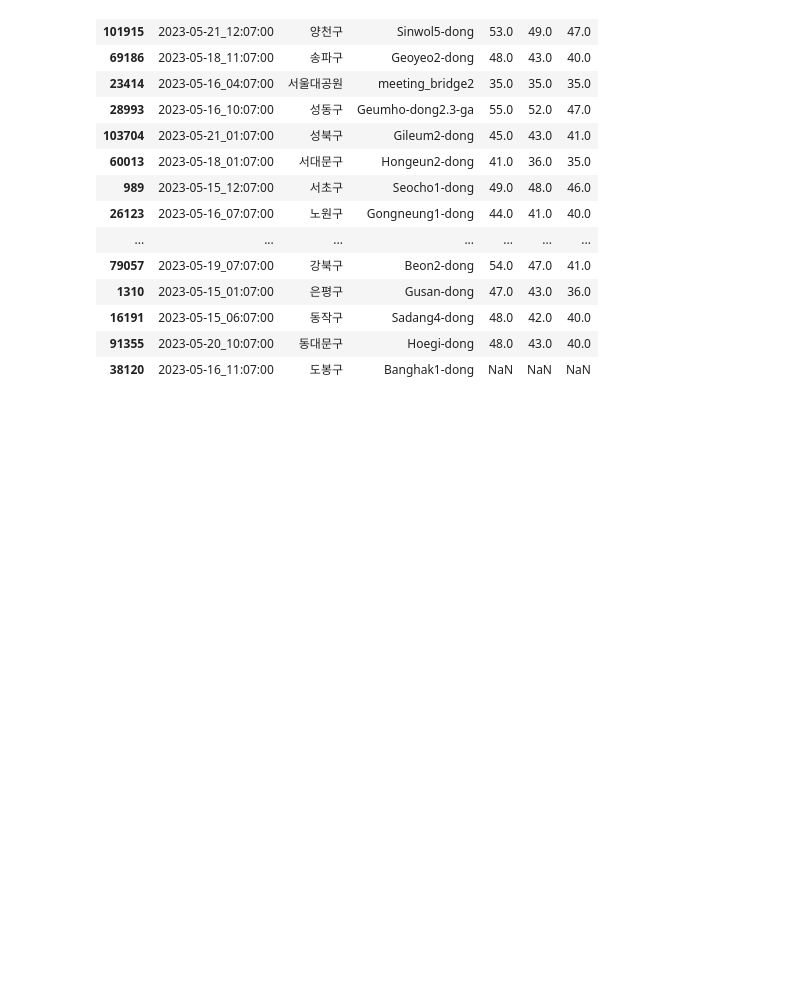
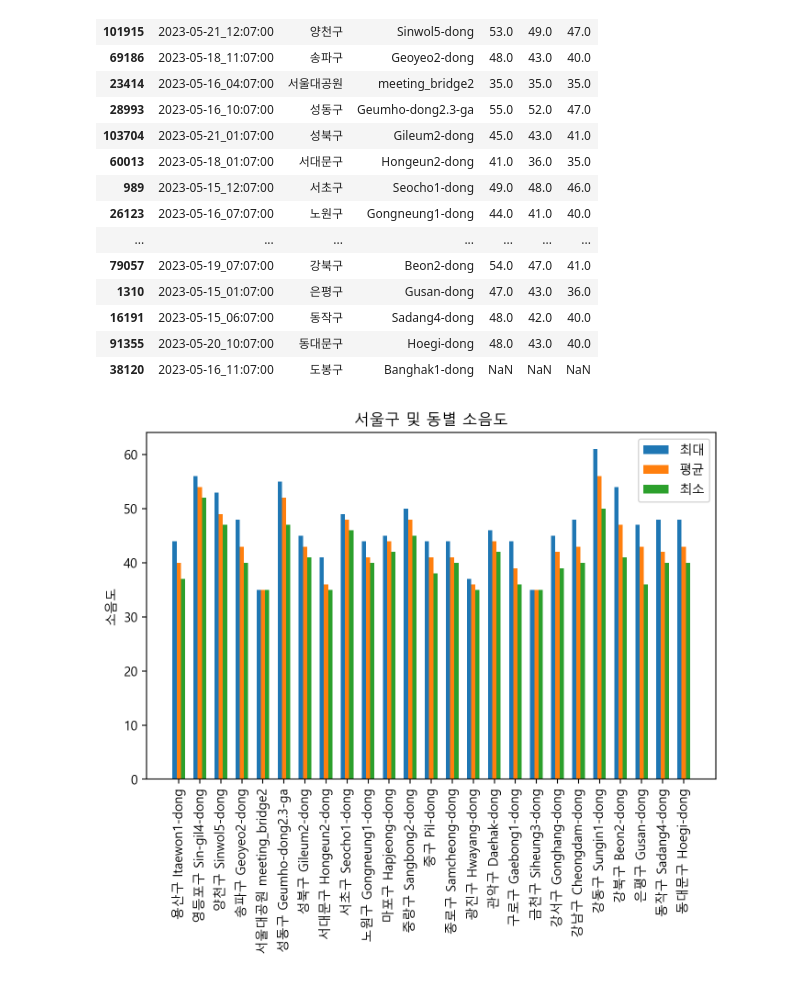
Before and after one commit to yang9098/BigDataTrial, a Jupyter notebook: 경진대회.ipynb, the cells around one changed output. Saved outputs shown, nothing was run; the diff lists cells and outputs as text; code cells hidden in the pictures; blank space fills up the shorter version.

```diff
--- a/경진대회.ipynb
+++ b/경진대회.ipynb
@@ -132,3 +132,64 @@ dataEX
 | 16191 | 2023-05-15_06:07:00 | 동작구 | Sadang4-dong | 48.0 | 42.0 | 40.0 |
 | 91355 | 2023-05-20_10:07:00 | 동대문구 | Hoegi-dong | 48.0 | 43.0 | 40.0 |
 | 38120 | 2023-05-16_11:07:00 | 도봉구 | Banghak1-dong | NaN | NaN | NaN |
+# %%
+import matplotlib.pyplot as plt
+
+# 주어진 데이터
+data = [
+    (19784, '2023-05-16_01:07:00', '용산구', 'Itaewon1-dong', 44.0, 40.0, 37.0),
+    (113029, '2023-05-21_03:07:00', '영등포구', 'Sin-gil4-dong', 56.0, 54.0, 52.0),
+    (101915, '2023-05-21_12:07:00', '양천구', 'Sinwol5-dong', 53.0, 49.0, 47.0),
+    (69186, '2023-05-18_11:07:00', '송파구', 'Geoyeo2-dong', 48.0, 43.0, 40.0),
+    (23414, '2023-05-16_04:07:00', '서울대공원', 'meeting_bridge2', 35.0, 35.0, 35.0),
+    (28993, '2023-05-16_10:07:00', '성동구', 'Geumho-dong2.3-ga', 55.0, 52.0, 47.0),
+    (103704, '2023-05-21_01:07:00', '성북구', 'Gileum2-dong', 45.0, 43.0, 41.0),
+    (60013, '2023-05-18_01:07:00', '서대문구', 'Hongeun2-dong', 41.0, 36.0, 35.0),
+    (989, '2023-05-15_12:07:00', '서초구', 'Seocho1-dong', 49.0, 48.0, 46.0),
+    (26123, '2023-05-16_07:07:00', '노원구', 'Gongneung1-dong', 44.0, 41.0, 40.0),
+    (40617, '2023-05-17_01:07:00', '마포구', 'Hapjeong-dong', 45.0, 44.0, 42.0),
+    (70537, '2023-05-18_01:07:00', '중랑구', 'Sangbong2-dong', 50.0, 48.0, 45.0),
+    (8011, '2023-05-15_08:07:00', '중구', 'Pil-dong', 44.0, 41.0, 38.0),
+    (92949, '2023-05-20_12:07:00', '종로구', 'Samcheong-dong', 44.0, 41.0, 40.0),
+    (55179, '2023-05-17_07:07:00', '광진구', 'Hwayang-dong', 37.0, 36.0, 35.0),
+    (24204, '2023-05-16_05:07:00', '관악구', 'Daehak-dong', 46.0, 44.0, 42.0),
+    (106761, '2023-05-21_07:07:00', '구로구', 'Gaebong1-dong', 44.0, 39.0, 36.0),
+    (118897, '2023-05-21_11:07:00', '금천구', 'Siheung3-dong', 35.0, 35.0, 35.0),
+    (70755, '2023-05-18_01:07:00', '강서구', 'Gonghang-dong', 45.0, 42.0, 39.0),
+    (94072, '2023-05-20_01:07:00', '강남구', 'Cheongdam-dong', 48.0, 43.0, 40.0),
+    (97032, '2023-05-20_05:07:00', '강동구', 'Sungin1-dong', 61.0, 56.0, 50.0),
+    (79057, '2023-05-19_07:07:00', '강북구', 'Beon2-dong', 54.0, 47.0, 41.0),
+    (1310, '2023-05-15_01:07:00', '은평구', 'Gusan-dong', 47.0, 43.0, 36.0),
+    (16191, '2023-05-15_06:07:00', '동작구', 'Sadang4-dong', 48.0, 42.0, 40.0),
+    (91355, '2023-05-20_10:07:00', '동대문구', 'Hoegi-dong', 48.0, 43.0, 40.0),
+    #(38120, '2023-05-16_11:07:00', '도봉구', 'Banghak1-dong', None, None, None)
+    # 도봉구는 결측치가 있어서 일단 제거 해놓음
+]
+
+# 데이터 추출
+labels = [item[2] + ' ' + item[3] for item in data]
+max_values = [item[4] for item in data]
+avg_values = [item[5] for item in data]
+min_values = [item[6] for item in data]
+
+# 그래프 생성
+x = range(len(data))
+width = 0.2
+
+fig, ax = plt.subplots()
+rects1 = ax.bar(x, max_values, width, label='최대')
+rects2 = ax.bar([i + width for i in x], avg_values, width, label='평균')
+rects3 = ax.bar([i + width * 2 for i in x], min_values, width, label='최소')
+
+# 축과 레이블 설정
+plt.rc('font',family = 'Malgun Gothic')
+plt.rcParams["figure.figsize"] = [10, 5]
+plt.rcParams["figure.dpi"] = 200
+ax.set_ylabel('소음도')
+ax.set_title('서울구 및 동별 소음도')
+ax.set_xticks([i + width for i in x])
+ax.set_xticklabels(labels, rotation=90)
+ax.legend()
+plt.show()
+# %% [output]
+[figure, added]
```
Also changed, not shown: 1 other file.
